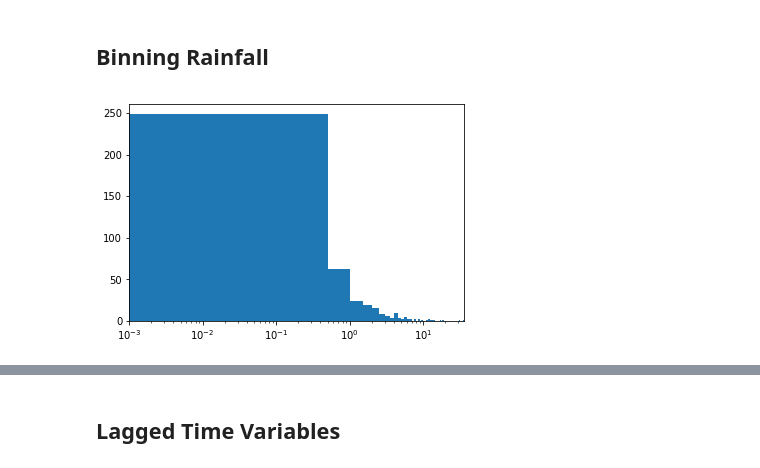
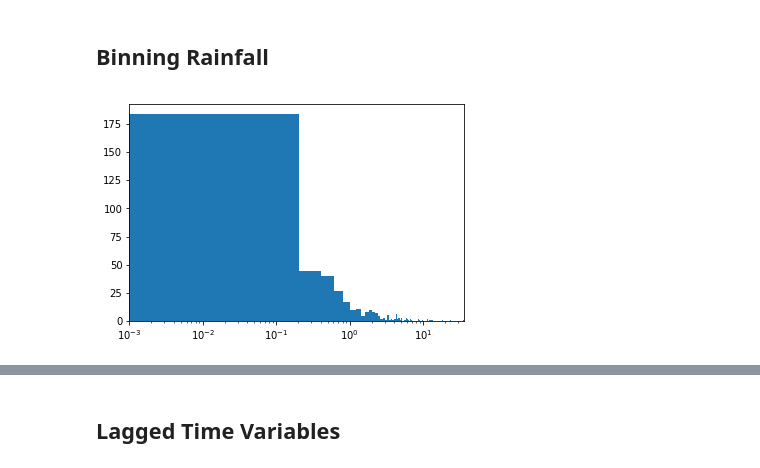
Before and after one commit to uncw-cubesat-lab/rain-class, a Jupyter notebook: Intuitive Look at Precipitation Measures.ipynb, the cells around one changed output, grey strips where cells are left out. Saved outputs shown, nothing was run; the diff lists cells and outputs as text; code cells hidden in the pictures.

```diff
--- a/Intuitive Look at Precipitation Measures.ipynb
+++ b/Intuitive Look at Precipitation Measures.ipynb
@@ -10,10 +12,12 @@ import seaborn as sns
 %matplotlib inline
 # %%
 data = pd.read_csv('data.csv')
+data['sss_change'] = data['sss'].diff().fillna(0)
 data2 = pd.read_csv('data2.csv')
+data2['sss_change'] = data2['sss'].diff().fillna(0)
 data = data.set_index('new_time')
 data2 = data2.set_index('new_time')
-data2.head()
+data[data['precip']>0].head()
 # %% [output]
 |  | time | sss | sst | wind_spd | wind_dir | precip | cum_precip3 | cum_precip6 | year | month | ... |
 | new_time |  |  |  |  |  |  |  |  |  |  | ... |
@@ -64,13 +68,13 @@ Very small amounts of rainfall account for about 43% of the data points we have,
 # %%
 #plt.hist(data['precip'], bins=np.arange(0.01,0.2,0.01))
 #plt.xlim([0.01,0.21])
-(n, bins, patches) = plt.hist(data['precip'], bins=np.arange(0.001,36.001,0.5))
+(n, bins, patches) = plt.hist(data['precip'], bins=np.arange(0.001,36.001,0.2))
 plt.xlim([0.001,36.001])
 #plt.hist(data['precip'], bins=np.arange(15,35,3))
 plt.xscale('log')
 plt.show()
-bin_centers = bins[0:71] + 0.25
+bin_centers = bins[:179] + 0.1
 #bin_centers
 #print(a)
 # %% [output]
-[figure, old version]
+[figure, new version]
```
Also changed, not shown: parts of 110 cells of this notebook.
